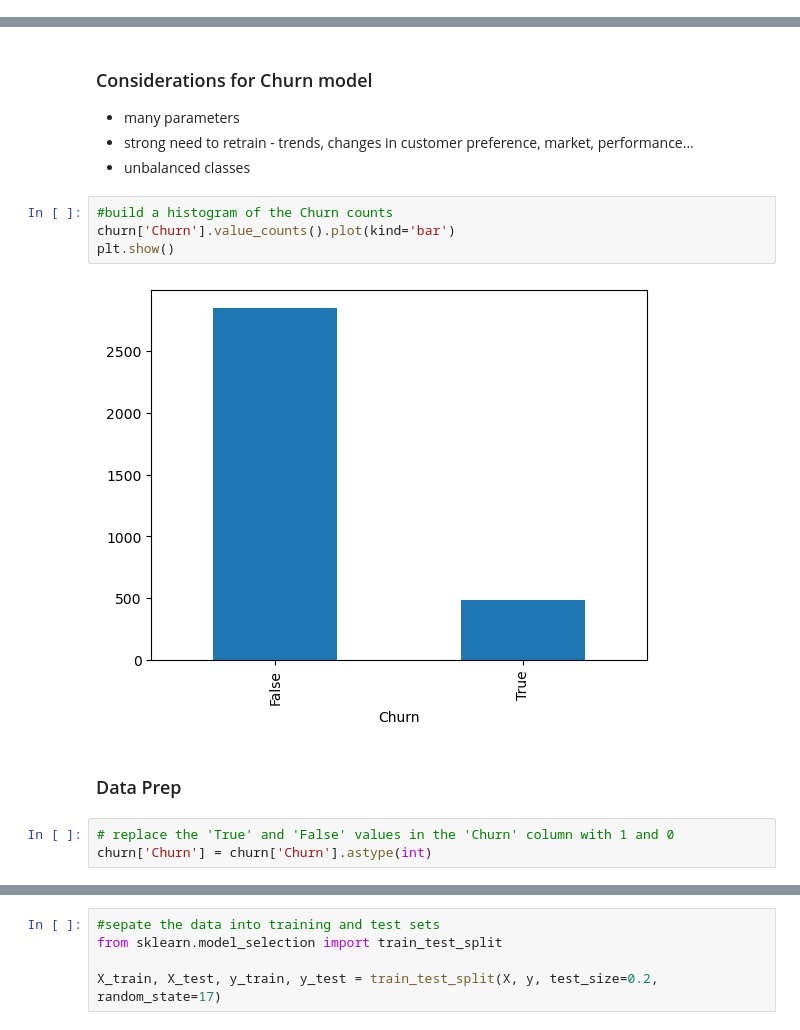
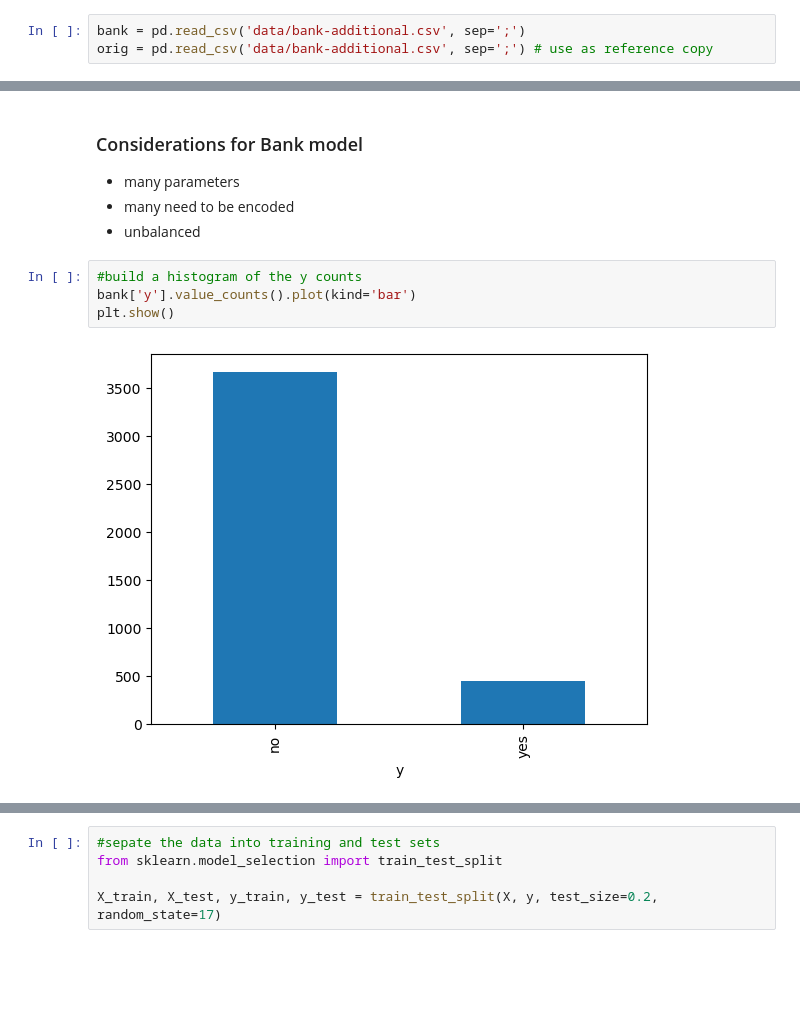
Before and after one commit to johnprg/BankData, a Jupyter notebook: try_it_17.1.ipynb, the cells around one changed output, grey strips where cells are left out. Saved outputs shown, nothing was run; the diff lists cells and outputs as text; blank space fills up the shorter version.

```diff
--- a/try_it_17.1.ipynb
+++ b/try_it_17.1.ipynb
@@ -22 +39,4 @@ digits, labels = load_digits(return_X_y=True)
+# %%
+bank = pd.read_csv('data/bank-additional.csv', sep=';')
+orig = pd.read_csv('data/bank-additional.csv', sep=';') # use as reference copy
 # %%
@@ -32,17 +53,12 @@ churn.head()
 # %% [markdown]
-### Considerations for Churn model
+### Considerations for Bank model
 
 * many parameters
-* strong need to retrain - trends, changes in customer preference, market, performance...
-* unbalanced classes
+* many need to be encoded
+* unbalanced
 # %%
-#build a histogram of the Churn counts
-churn['Churn'].value_counts().plot(kind='bar')
+#build a histogram of the y counts
+bank['y'].value_counts().plot(kind='bar')
 plt.show()
 # %% [output]
-[figure, old version]
+[figure, new version]
-# %% [markdown]
-### Data Prep
-# %%
-# replace the 'True' and 'False' values in the 'Churn' column with 1 and 0
-churn['Churn'] = churn['Churn'].astype(int)
```
Also changed, not shown: parts of 50 cells of this notebook, 1 other file.
